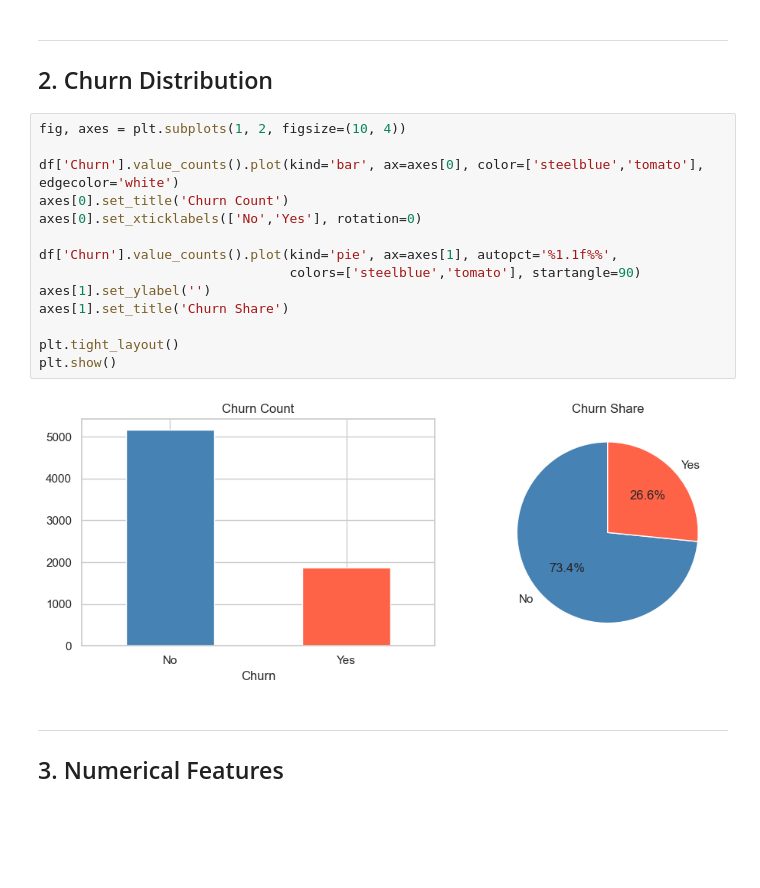
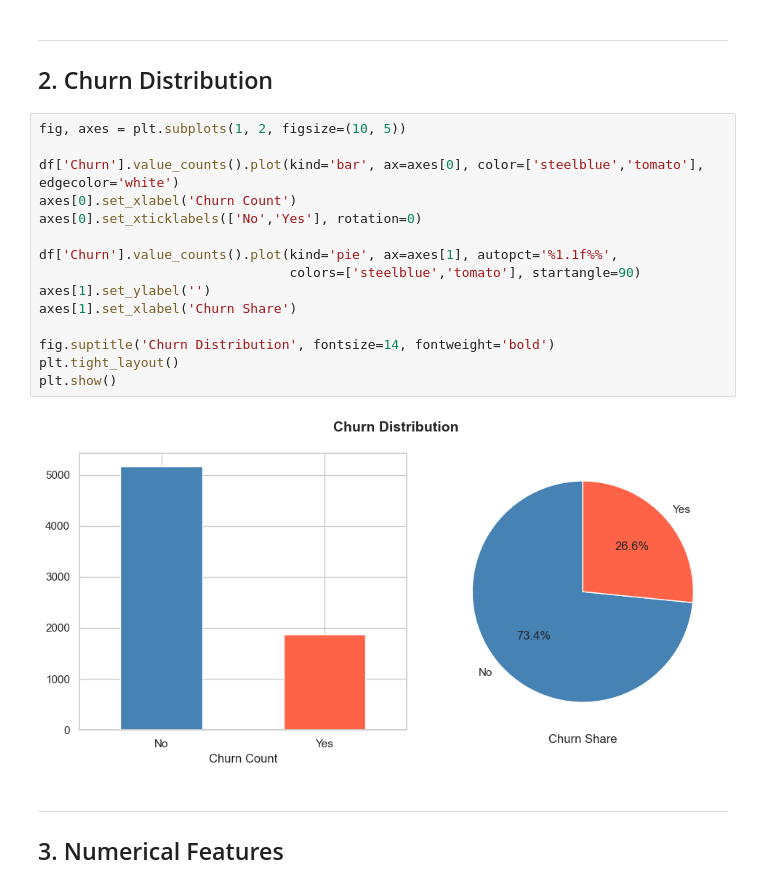
Before and after one commit to truongtan29602/customer-churn-sparkml, a Jupyter notebook: notebooks/customer_churn_visualisation.ipynb, the cells around one changed output. Drawn from its saved outputs; the diff is of its cells as text; blank space fills up the shorter version.

```diff
--- a/notebooks/customer_churn_visualisation.ipynb
+++ b/notebooks/customer_churn_visualisation.ipynb
@@ -101,21 +103,22 @@ plt.show()
 ---
 ## 2. Churn Distribution
 # %%
-fig, axes = plt.subplots(1, 2, figsize=(10, 4))
+fig, axes = plt.subplots(1, 2, figsize=(10, 5))
 
 df['Churn'].value_counts().plot(kind='bar', ax=axes[0], color=['steelblue','tomato'], edgecolor='white')
-axes[0].set_title('Churn Count')
+axes[0].set_xlabel('Churn Count')
 axes[0].set_xticklabels(['No','Yes'], rotation=0)
 
 df['Churn'].value_counts().plot(kind='pie', ax=axes[1], autopct='%1.1f%%',
                                 colors=['steelblue','tomato'], startangle=90)
 axes[1].set_ylabel('')
-axes[1].set_title('Churn Share')
+axes[1].set_xlabel('Churn Share')
 
+fig.suptitle('Churn Distribution', fontsize=14, fontweight='bold')
 plt.tight_layout()
 plt.show()
 # %% [output]
-[figure, old version]
+[figure, new version]
 # %% [markdown]
 ---
 ## 3. Numerical Features
```
Also changed, not shown: parts of 13 cells of this notebook.
